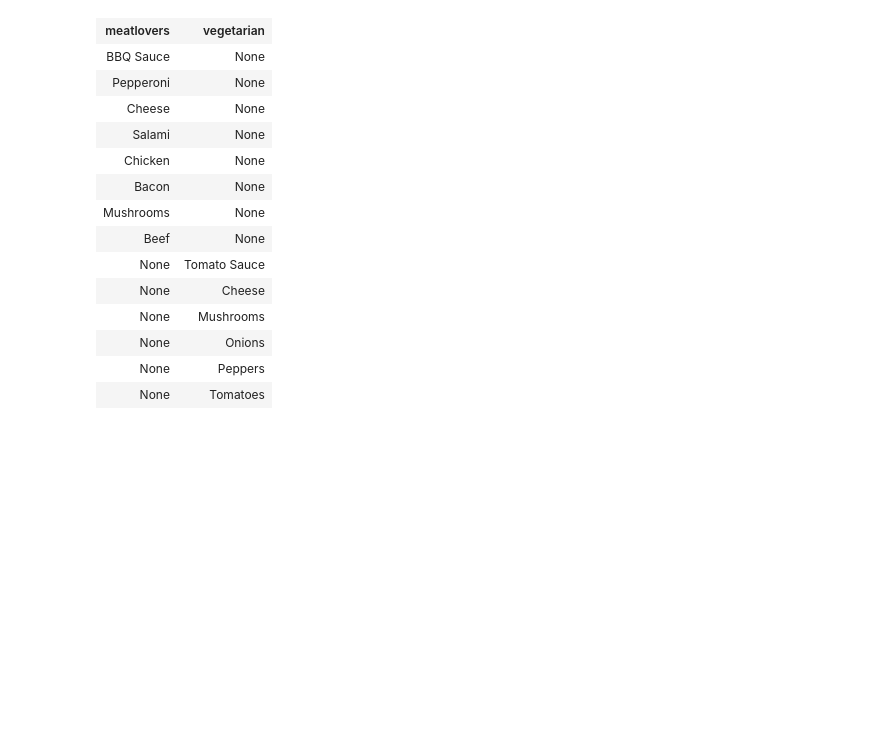
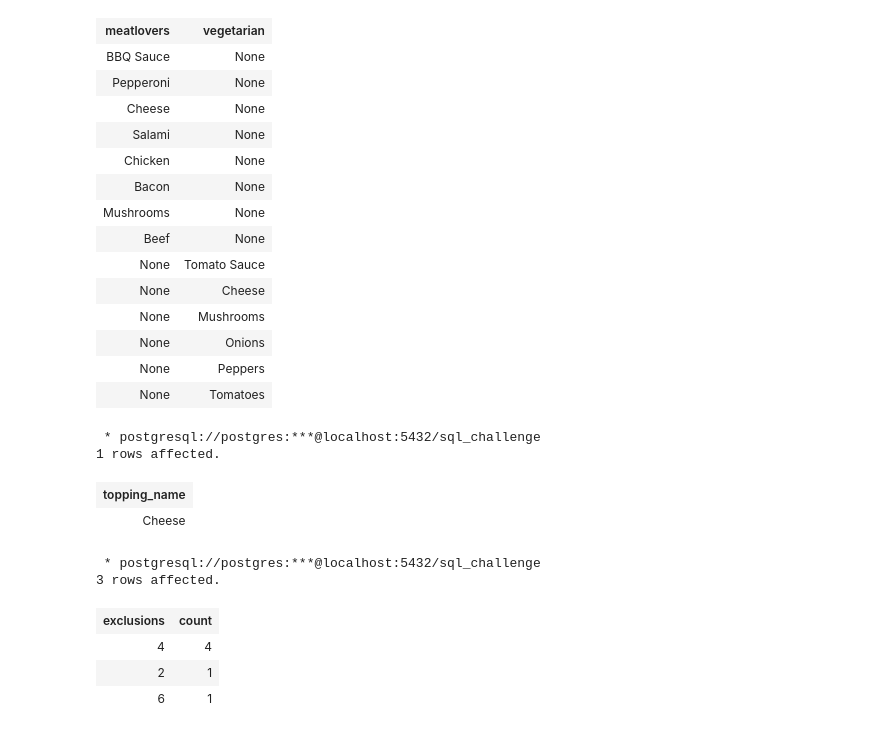
Before and after one commit to joshuaati/8_weeks_sql_challenge, a Jupyter notebook: week 2/01.ipynb, the cells around one changed output. Drawn from its saved outputs; the diff is of its cells as text; code cells hidden in the pictures; blank space fills up the shorter version.

```diff
--- a/week 2/01.ipynb
+++ b/week 2/01.ipynb
@@ -538,0 +535,31 @@ ON pr.toppings::integer = pt.topping_id) AS foo
+# %%
+%%sql
+SELECT topping_name
+FROM pizza_toppings
+WHERE topping_id = (
+    SELECT
+        UNNEST(STRING_TO_ARRAY(exclusions, ',')) AS exclusions
+    FROM clean_customer_orders
+    GROUP BY exclusions
+    ORDER BY count(*) DESC
+    LIMIT 1) :: INTEGER
+# %% [output]
+ * postgresql://postgres:***@localhost:5432/sql_challenge
+1 rows affected.
+| topping_name |
+| Cheese |
+# %%
+%%sql
+SELECT
+    UNNEST(STRING_TO_ARRAY(exclusions, ',')) AS exclusions,
+    COUNT(*)
+FROM clean_customer_orders
+GROUP BY exclusions
+ORDER BY count DESC
+# %% [output]
+ * postgresql://postgres:***@localhost:5432/sql_challenge
+3 rows affected.
+| exclusions | count |
+| 4 | 4 |
+| 2 | 1 |
+| 6 | 1 |
```
Also changed, not shown: parts of 2 cells of this notebook.
